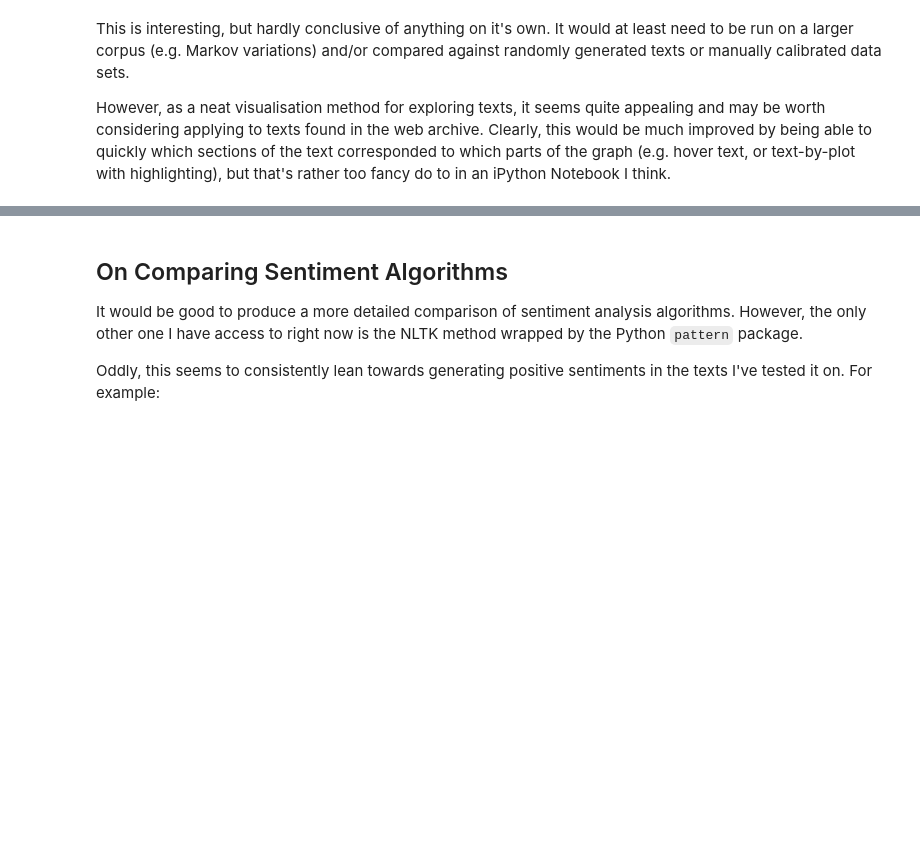
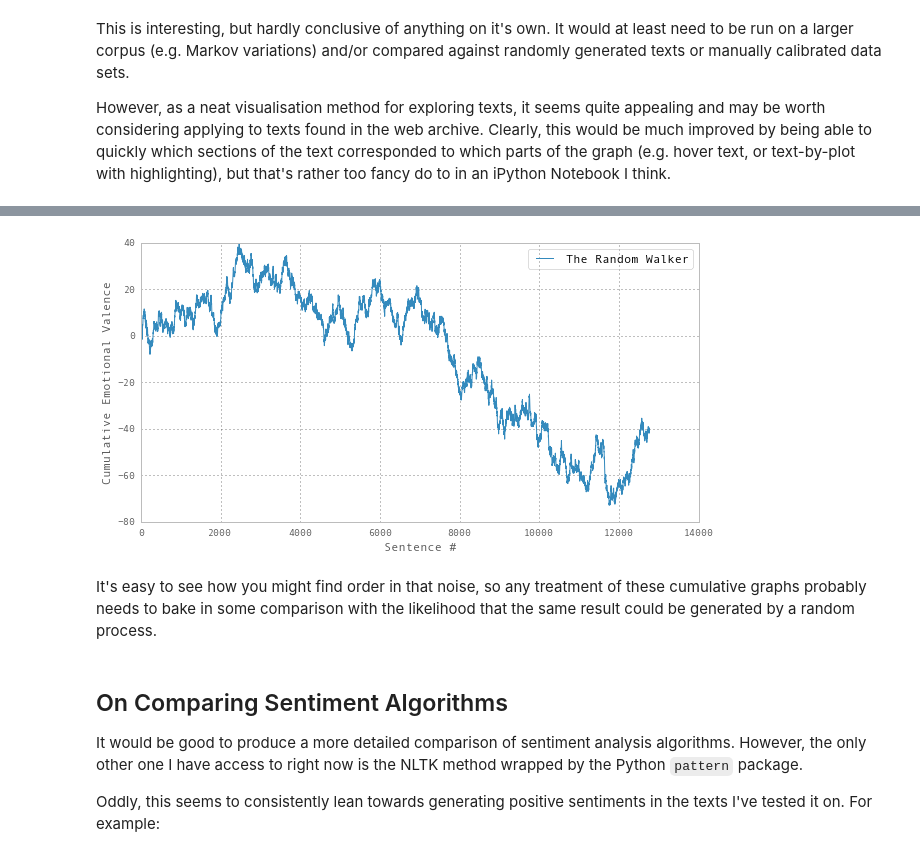
Before and after one commit to anjackson/keeping-codes, a Jupyter notebook: experiments/sentimental-trajectories.ipynb, the cells around one changed output, grey strips where cells are left out. Cells and saved outputs as stored; diff of their text form; code cells hidden in the pictures; blank space fills up the shorter version.

Commit message:
Updated with random example.

```diff
--- a/experiments/sentimental-trajectories.ipynb
+++ b/experiments/sentimental-trajectories.ipynb
@@ -54,6 +54,7 @@ The following code sets up basic sentence-level sentiment analysis. The main add
 # %%
 from textblob import TextBlob
 import afinn
+import random
 %matplotlib inline
 import matplotlib.pyplot as plt
 plt.rcParams['figure.figsize'] = 10, 5
@@ -71,6 +72,8 @@ def senticuml(filename, method='afinn', show_sample=False):
         for sentence in blob.sentences:
             if method == 'afinn':
                 senti = afinn.sentiment(str(sentence))
+            elif method == 'random':
+                senti = random.uniform(-1,1)
             else:
                 senti = sentence.sentiment.polarity
             sent.append(senti)
@@ -162,3 +169,12 @@ However, as a neat visualisation method for exploring texts, it seems quite appe
+# %%
+# Set the seed so we can re-generate the same path
+random.seed(2)
+# Plot using the 'random' sentiment analysis:
+sentiplot("texts/tdvc.txt", "The Random Walker", method='random')
+# %% [output]
+[figure, added]
+# %% [markdown]
+It's easy to see how you might find order in that noise, so any treatment of these cumulative graphs probably needs to bake in some comparison with the likelihood that the same result could be generated by a random process.
 # %% [markdown]
 ## On Comparing Sentiment Algorithms
 
```
Also changed, not shown: parts of 4 cells of this notebook.
